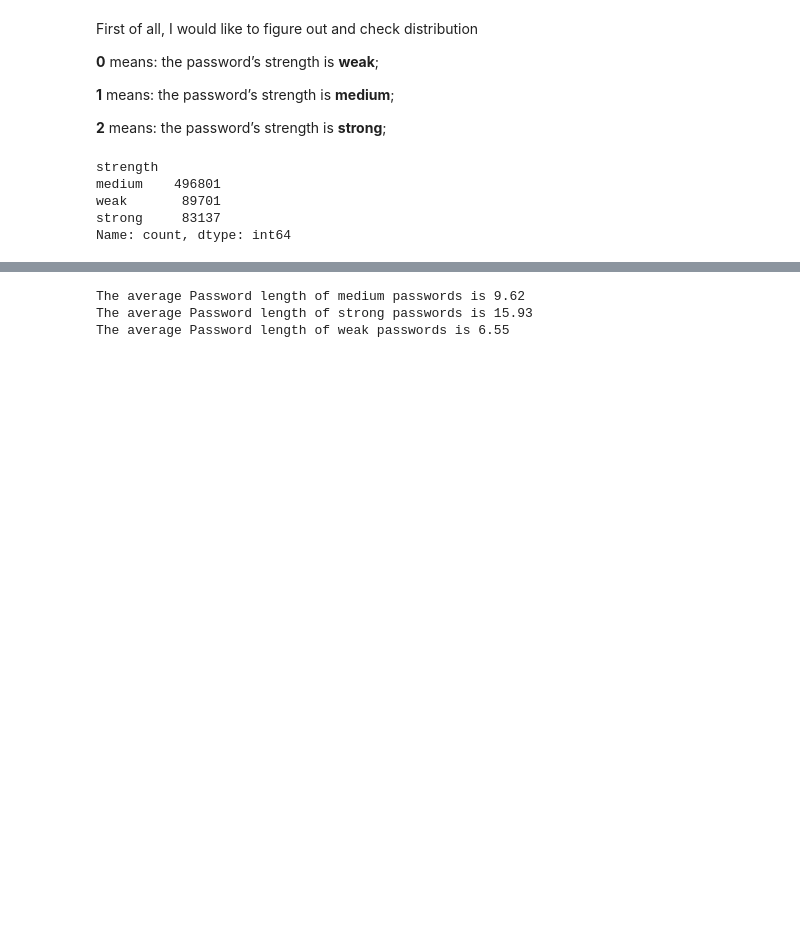
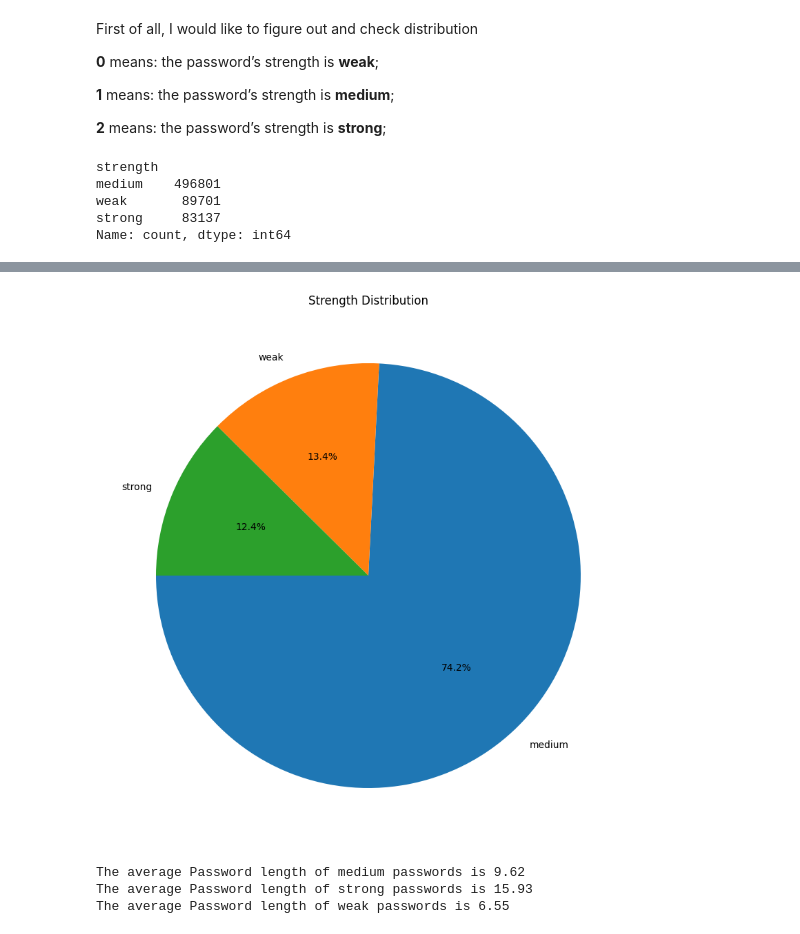
Before and after one commit to MrRezamo/Password_Strength_Checker, a Jupyter notebook: notebooks/exploratory_analysis.ipynb, the cells around one changed output, grey strips where cells are left out. Cells and saved outputs as stored; diff of their text form; code cells hidden in the pictures; blank space fills up the shorter version.

```diff
--- a/notebooks/exploratory_analysis.ipynb
+++ b/notebooks/exploratory_analysis.ipynb
@@ -96,3 +127,10 @@ plt.show()
+# %%
+plt.figure(figsize=(15, 10))
+plt.pie(data['strength'].value_counts(), labels=data['strength'].value_counts().index, autopct='%1.1f%%', startangle=180)
+plt.title('Strength Distribution')
+plt.show()
+# %% [output]
+[figure, added]
 # %%
 data['length'] = data['password'].apply(len)
 # %%
```
Also changed, not shown: parts of 9 cells of this notebook.
